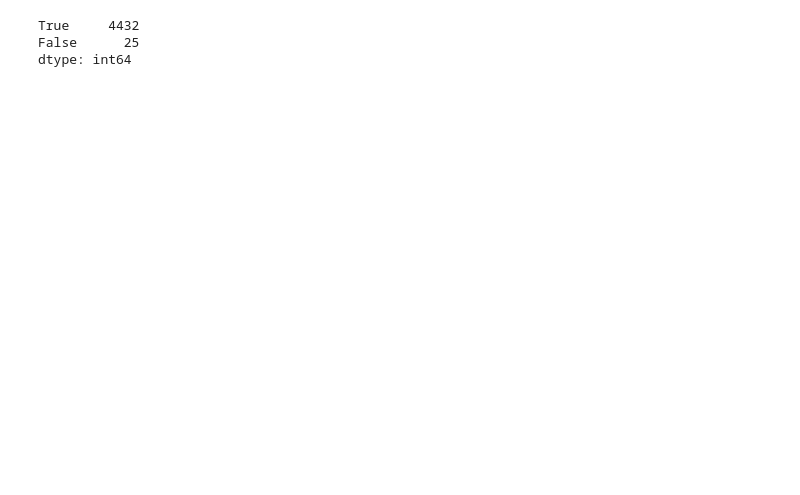
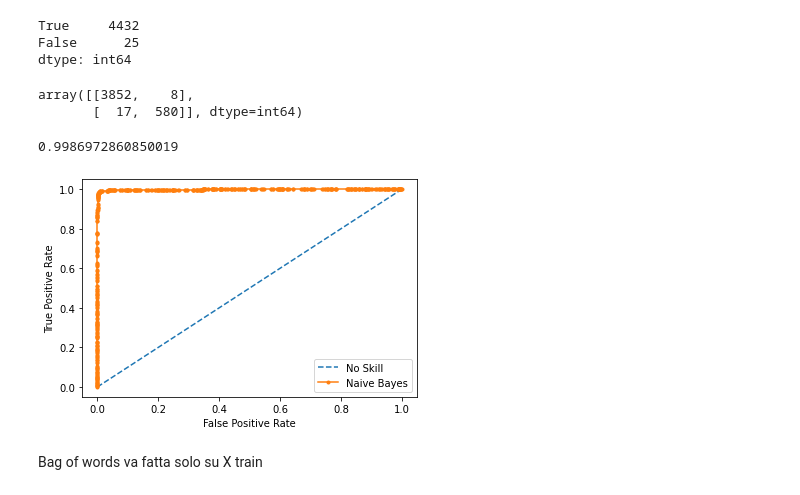
Before and after one commit to letiziarusso/FDS-Final_Project, a Jupyter notebook: Davide_Simone.ipynb, the cells around one changed output. Cells and saved outputs as stored; diff of their text form; code cells hidden in the pictures; blank space fills up the shorter version.

```diff
--- a/Davide_Simone.ipynb
+++ b/Davide_Simone.ipynb
@@ -233,3 +235,5 @@ likelihood_matrix.iloc[0:10,:]
 | 7 | -49.437304 | -59.392749 |
 | 8 | -11.986493 | -18.267686 |
 | 9 | -47.172168 | -54.710617 |
+# %%
+likelihood_matrix['prob_spam'] = abs(likelihood_matrix['spam']) / (abs(likelihood_matrix['spam']) + abs(likelihood_matrix['ham']))
@@ -260,3 +277,28 @@ bools.value_counts()
 True     4432
 False      25
 dtype: int64
+# %%
+confusion_matrix(y_train, res)
+# %% [output]
+array([[3852,    8],
+       [  17,  580]], dtype=int64)
+# %%
+fpr, tpr, threshold = roc_curve(y_train, 1 - likelihood_matrix['prob_spam'])
+# %%
+auc(fpr, tpr)
+# %% [output]
+0.9986972860850019
+# %%
+# plot the roc curve for the model
+plt.plot([0,1], [0,1], linestyle='--', label='No Skill')
+plt.plot(fpr, tpr, marker='.', label='Naive Bayes')
+# axis labels
+plt.xlabel('False Positive Rate')
+plt.ylabel('True Positive Rate')
+plt.legend()
+# show the plot
+plt.show()
+# %% [output]
+[figure, added]
+# %% [markdown]
+Bag of words va fatta solo su X train
```
Also changed, not shown: parts of 19 cells of this notebook.
